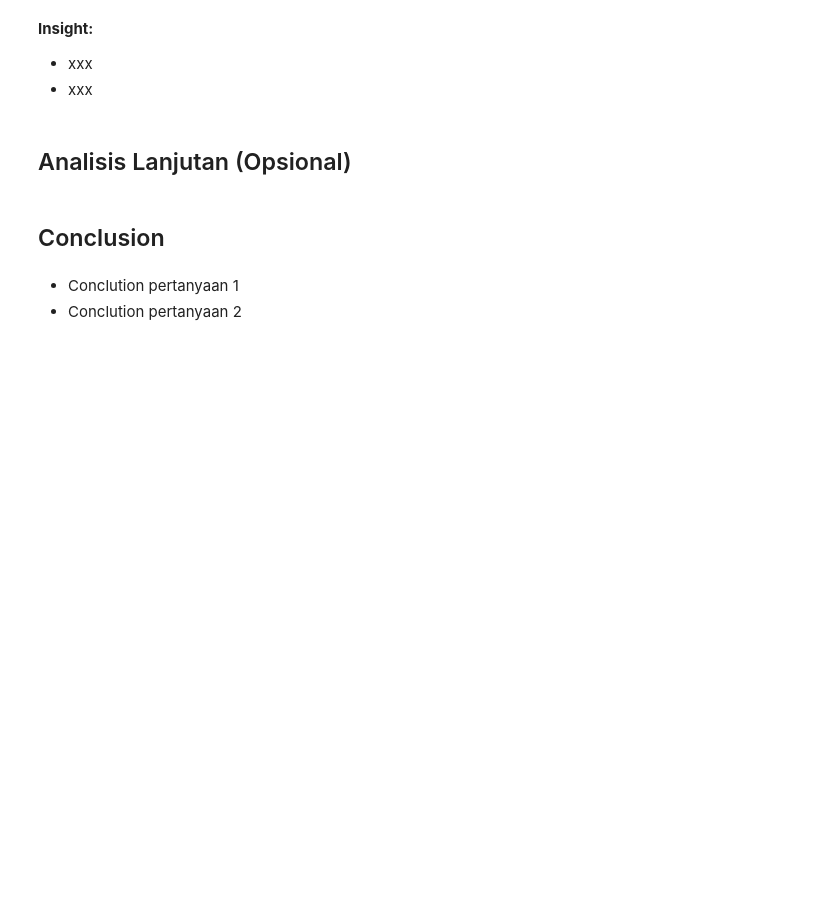
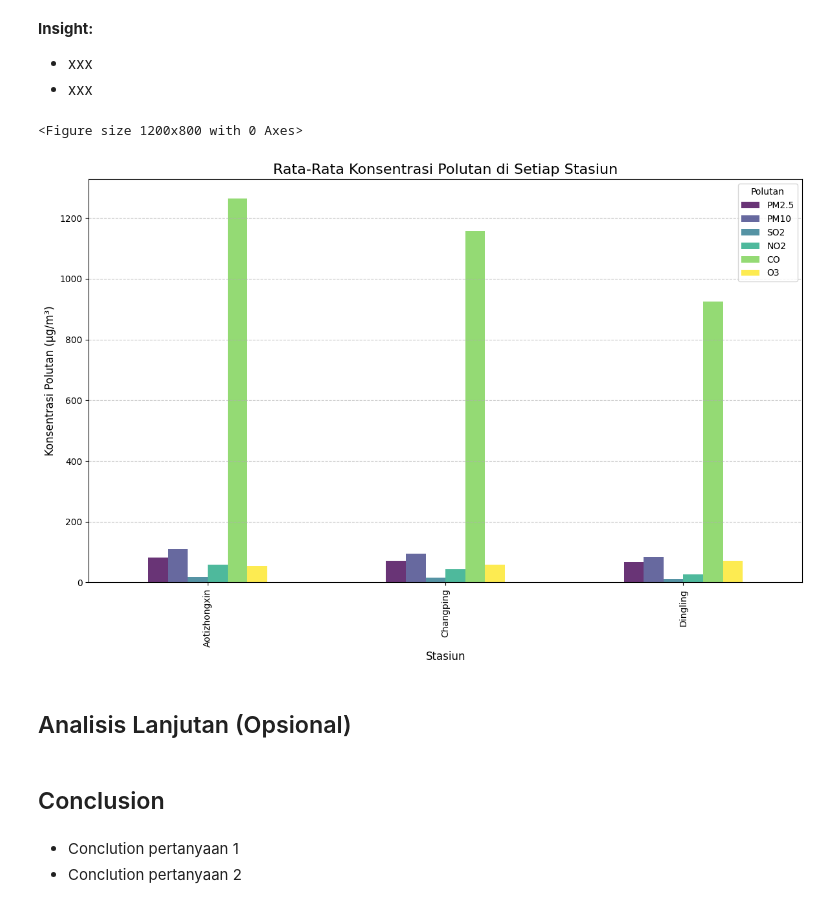
Before and after one commit to rizkybagas557/proyek-analisis-data, a Jupyter notebook: Proyek_Analisis_Data.ipynb, the cells around one changed output. Drawn from its saved outputs; the diff is of its cells as text; code cells hidden in the pictures; blank space fills up the shorter version.

```diff
--- a/Proyek_Analisis_Data.ipynb
+++ b/Proyek_Analisis_Data.ipynb
@@ -811,6 +827,38 @@ plt.show()
 **Insight:**
 - xxx
 - xxx
+# %%
+stations = {
+    "Aotizhongxin": aotizhongxin_data,
+    "Changping": Changping_data,
+    "Dingling": Dingling_data
+}
+
+pollutants = ["PM2.5", "PM10", "SO2", "NO2", "CO", "O3"]
+
+# Membuat DataFrame untuk menyimpan rata-rata polutan per stasiun
+average_data = pd.DataFrame({
+    station_name: station_data[pollutants].mean()
+    for station_name, station_data in stations.items()
+}).T  # Transpose agar stasiun menjadi indeks
+
+# Membuat bar plot untuk visualisasi rata-rata
+plt.figure(figsize=(12, 8))
+average_data.plot(kind="bar", figsize=(12, 8), alpha=0.8, colormap="viridis")
+
+# Menambahkan judul dan label
+plt.title("Rata-Rata Konsentrasi Polutan di Setiap Stasiun", fontsize=16)
+plt.xlabel("Stasiun", fontsize=12)
+plt.ylabel("Konsentrasi Polutan (µg/m³)", fontsize=12)
+plt.legend(title="Polutan", fontsize=10)
+plt.grid(axis="y", linestyle="--", alpha=0.7)
+
+# Menampilkan grafik
+plt.tight_layout()
+plt.show()
+# %% [output]
+<Figure size 1200x800 with 0 Axes>
+[figure, added]
 # %% [markdown]
 ## Analisis Lanjutan (Opsional)
 # %% [markdown]
```
Also changed, not shown: parts of 3 cells of this notebook.
